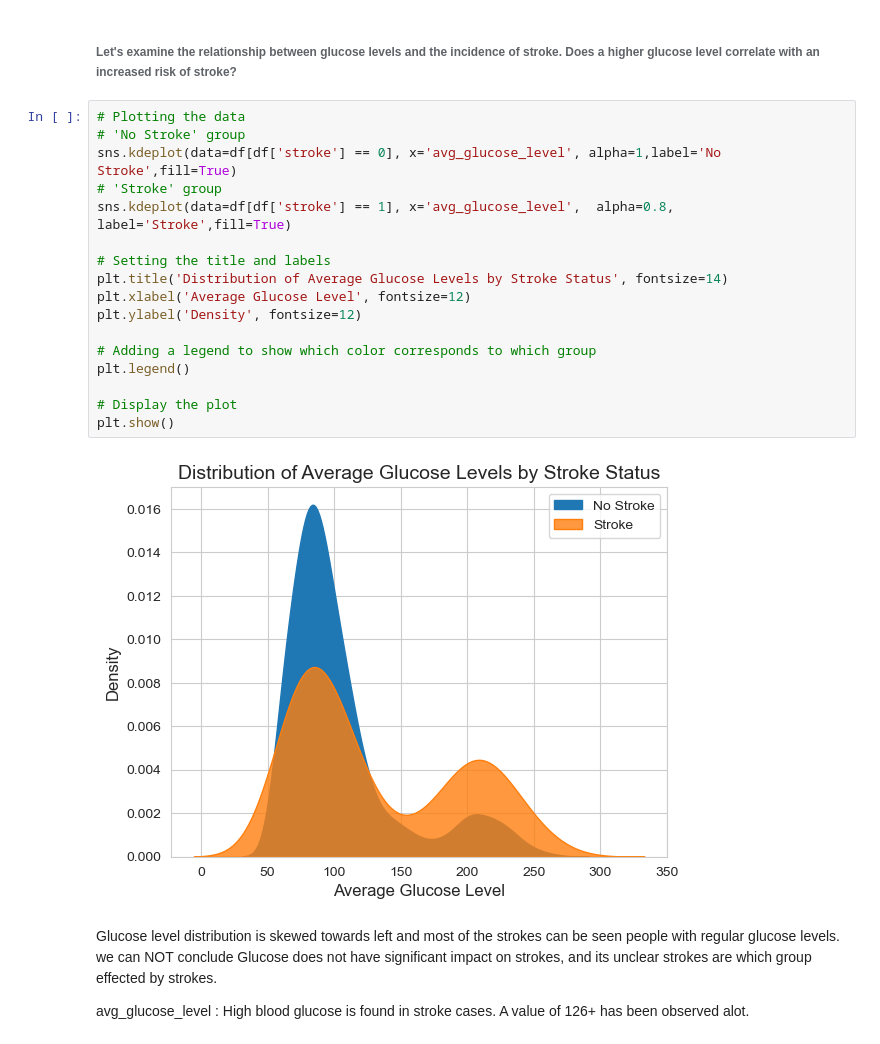
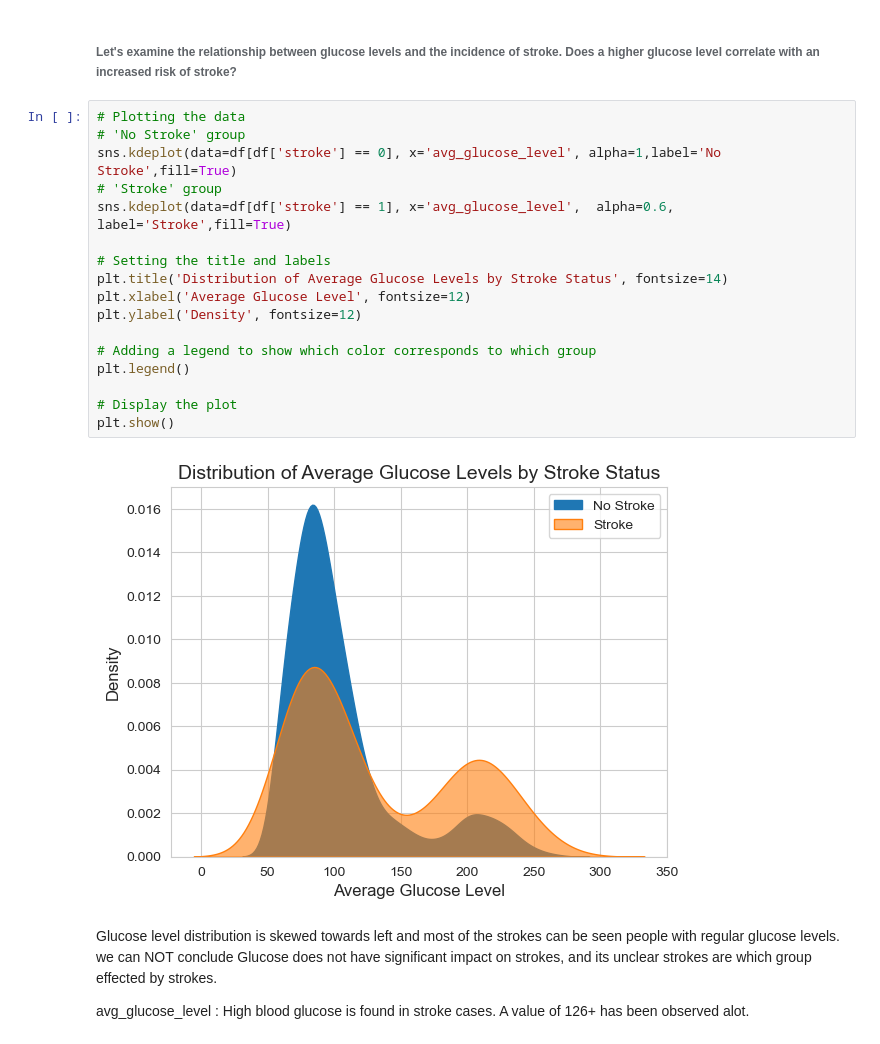
Before and after one commit to MaSOouD69/Capstone-Repo-Bootcamp-Project, a Jupyter notebook: capstone_clean.ipynb, the cells around one changed output. Drawn from its saved outputs; the diff is of its cells as text.

```diff
--- a/capstone_clean.ipynb
+++ b/capstone_clean.ipynb
@@ -802,22 +802,22 @@ The data also reveals a positive correlation between hypertension and the occurr
 # %%
 # Plotting the data
 # 'No Stroke' group
 sns.kdeplot(data=df[df['stroke'] == 0], x='avg_glucose_level', alpha=1,label='No Stroke',fill=True)
 # 'Stroke' group
-sns.kdeplot(data=df[df['stroke'] == 1], x='avg_glucose_level',  alpha=0.8, label='Stroke',fill=True)
+sns.kdeplot(data=df[df['stroke'] == 1], x='avg_glucose_level',  alpha=0.6, label='Stroke',fill=True)
 
 # Setting the title and labels
 plt.title('Distribution of Average Glucose Levels by Stroke Status', fontsize=14)
 plt.xlabel('Average Glucose Level', fontsize=12)
 plt.ylabel('Density', fontsize=12)
 
 # Adding a legend to show which color corresponds to which group
 plt.legend()
 
 # Display the plot
 plt.show()
 # %% [output]
-[figure, old version]
+[figure, new version]
 # %% [markdown]
 Glucose level distribution is skewed towards left and most of the strokes can be seen people with regular glucose levels. we can NOT conclude Glucose does not have significant impact on strokes, and its unclear strokes are which group effected by strokes.
 
```
Also changed, not shown: parts of 117 cells of this notebook, 1 other file.
